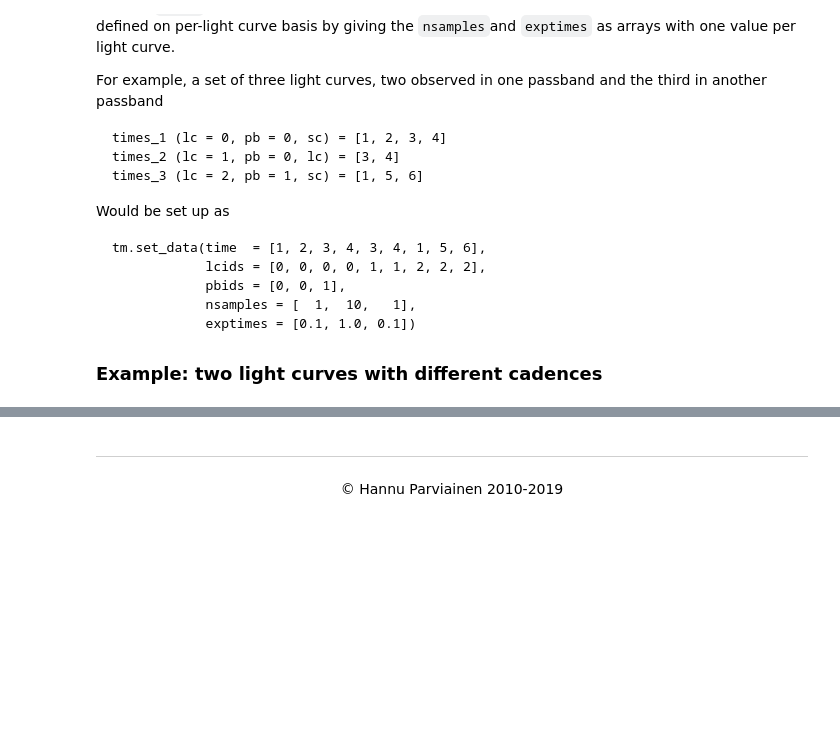
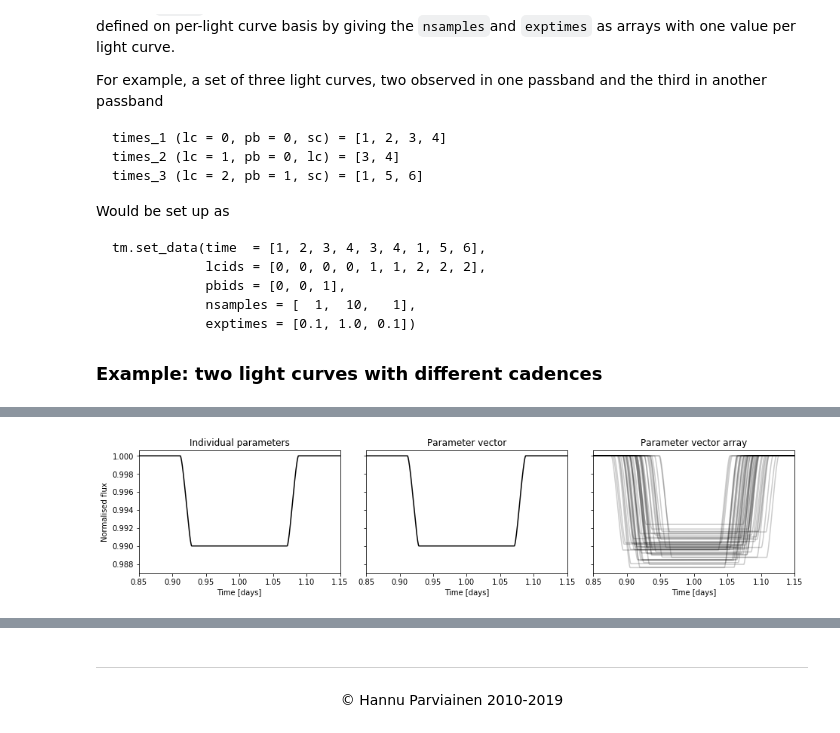
Before and after one commit to hpparvi/PyTransit, a Jupyter notebook: notebooks/example_uniform_model.ipynb, the cells around one changed output, grey strips where cells are left out. Cells and saved outputs as stored; diff of their text form; code cells hidden in the pictures; blank space fills up the shorter version.

```diff
--- a/notebooks/example_uniform_model.ipynb
+++ b/notebooks/example_uniform_model.ipynb
@@ -118,0 +124,14 @@ plot_transits(tm, 'k.-')
+# %%
+import pyopencl as cl
+from src import UniformModelCL
+
+devices = cl.get_platforms()[0].get_devices()[2:]
+ctx = cl.Context(devices)
+queue = cl.CommandQueue(ctx)
+
+tm_cl = UniformModelCL(cl_ctx=ctx, cl_queue=queue)
+# %%
+tm_cl.set_data(times_sc)
+plot_transits(tm_cl)
+# %% [output]
+[figure, added]
```
Also changed, not shown: parts of 13 cells of this notebook, 1 other file.
